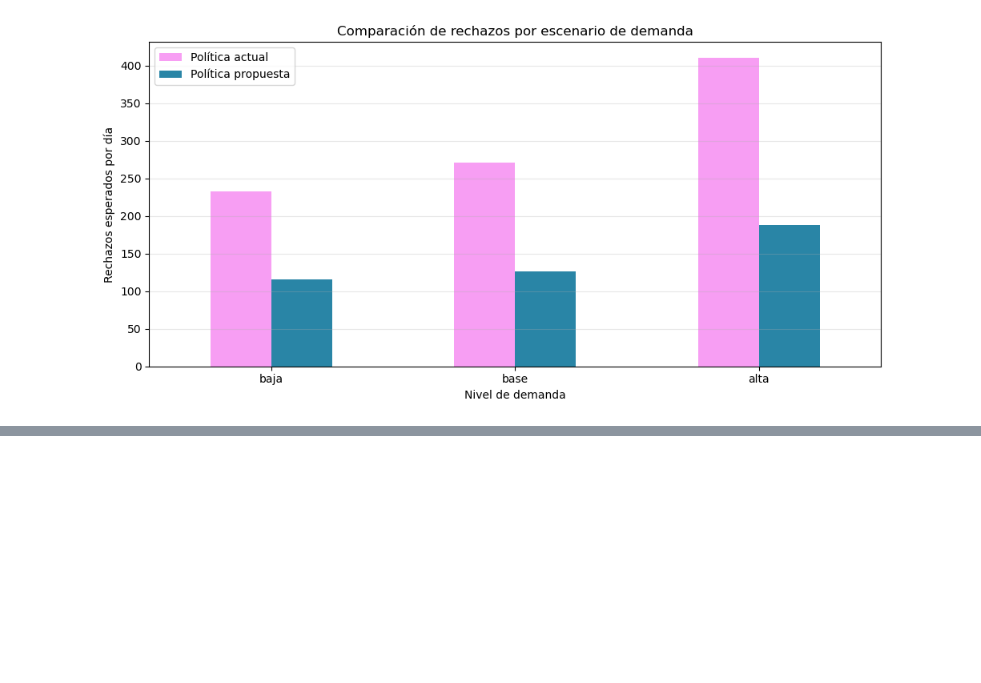
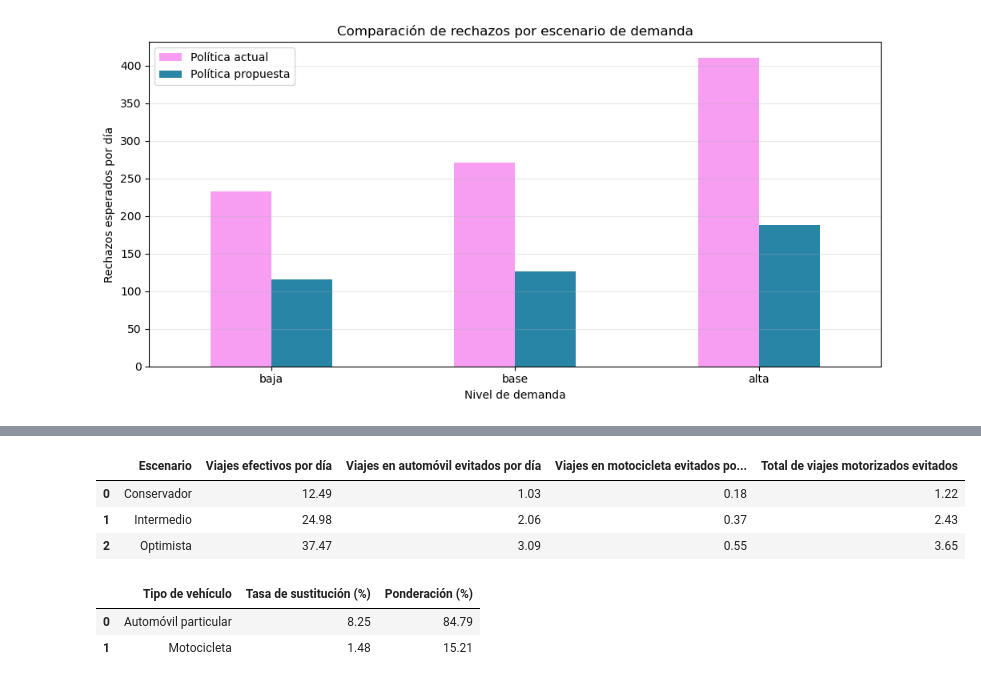
Before and after one commit to roquemorales22u/ECOBICI---STOCHASTIC---OPTIMIZATION, a Jupyter notebook: impacto_ambiental.ipynb, the cells around one changed output, grey strips where cells are left out. Cells and saved outputs as stored; diff of their text form; code cells hidden in the pictures; blank space fills up the shorter version.

```diff
--- a/impacto_ambiental.ipynb
+++ b/impacto_ambiental.ipynb
@@ -326,0 +680,69 @@ plt.show()
+# %%
+tasa_sustitucion_auto = 0.0825
+tasa_sustitucion_moto = 0.0148
+
+tasa_sustitucion_total = (
+    tasa_sustitucion_auto +
+    tasa_sustitucion_moto
+)
+
+escenarios_movilidad = escenarios_conversion.copy()
+
+escenarios_movilidad["Viajes en automóvil evitados por día"] = (
+    escenarios_movilidad["Viajes efectivos por día"] *
+    tasa_sustitucion_auto
+)
+
+escenarios_movilidad["Viajes en motocicleta evitados por día"] = (
+    escenarios_movilidad["Viajes efectivos por día"] *
+    tasa_sustitucion_moto
+)
+
+escenarios_movilidad["Total de viajes motorizados evitados"] = (
+    escenarios_movilidad["Viajes en automóvil evitados por día"] +
+    escenarios_movilidad["Viajes en motocicleta evitados por día"]
+)
+
+display(escenarios_movilidad[[
+    "Escenario",
+    "Viajes efectivos por día",
+    "Viajes en automóvil evitados por día",
+    "Viajes en motocicleta evitados por día",
+    "Total de viajes motorizados evitados"
+]].round(2))
+# %% [output]
+|  | Escenario | Viajes efectivos por día | Viajes en automóvil evitados por día | Viajes en motocicleta evitados po... | Total de viajes motorizados evitados |
+| 0 | Conservador | 12.49 | 1.03 | 0.18 | 1.22 |
+| 1 | Intermedio | 24.98 | 2.06 | 0.37 | 2.43 |
+| 2 | Optimista | 37.47 | 3.09 | 0.55 | 3.65 |
+# %%
+peso_auto = (
+    tasa_sustitucion_auto /
+    tasa_sustitucion_total
+)
+
+peso_moto = (
+    tasa_sustitucion_moto /
+    tasa_sustitucion_total
+)
+
+ponderaciones_vehiculos = pd.DataFrame({
+    "Tipo de vehículo": [
+        "Automóvil particular",
+        "Motocicleta"
+    ],
+    "Tasa de sustitución (%)": [
+        tasa_sustitucion_auto * 100,
+        tasa_sustitucion_moto * 100
+    ],
+    "Ponderación (%)": [
+        peso_auto * 100,
+        peso_moto * 100
+    ]
+})
+
+display(ponderaciones_vehiculos.round(2))
+# %% [output]
+|  | Tipo de vehículo | Tasa de sustitución (%) | Ponderación (%) |
+| 0 | Automóvil particular | 8.25 | 84.79 |
+| 1 | Motocicleta | 1.48 | 15.21 |
```
Also changed, not shown: parts of 11 cells of this notebook, 1 other file.
